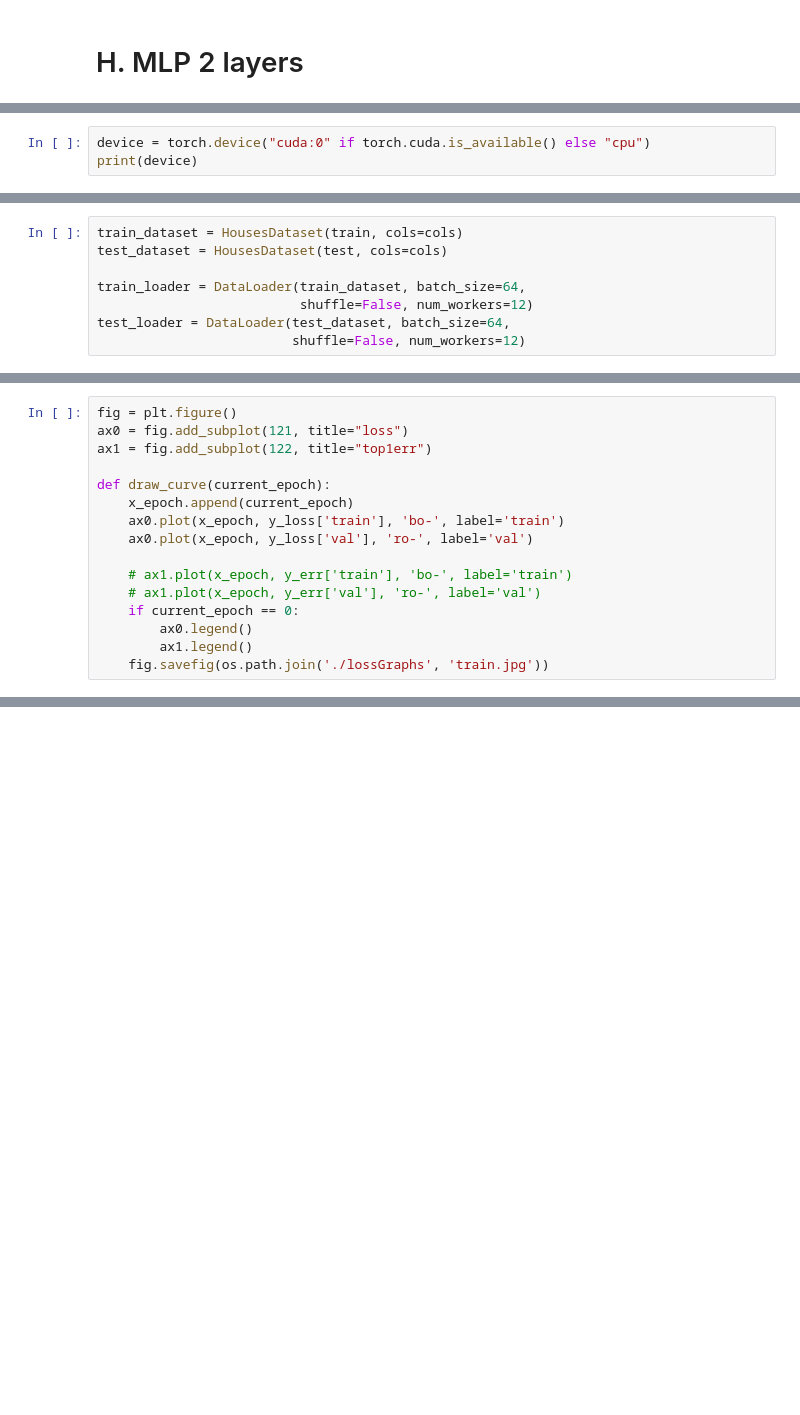
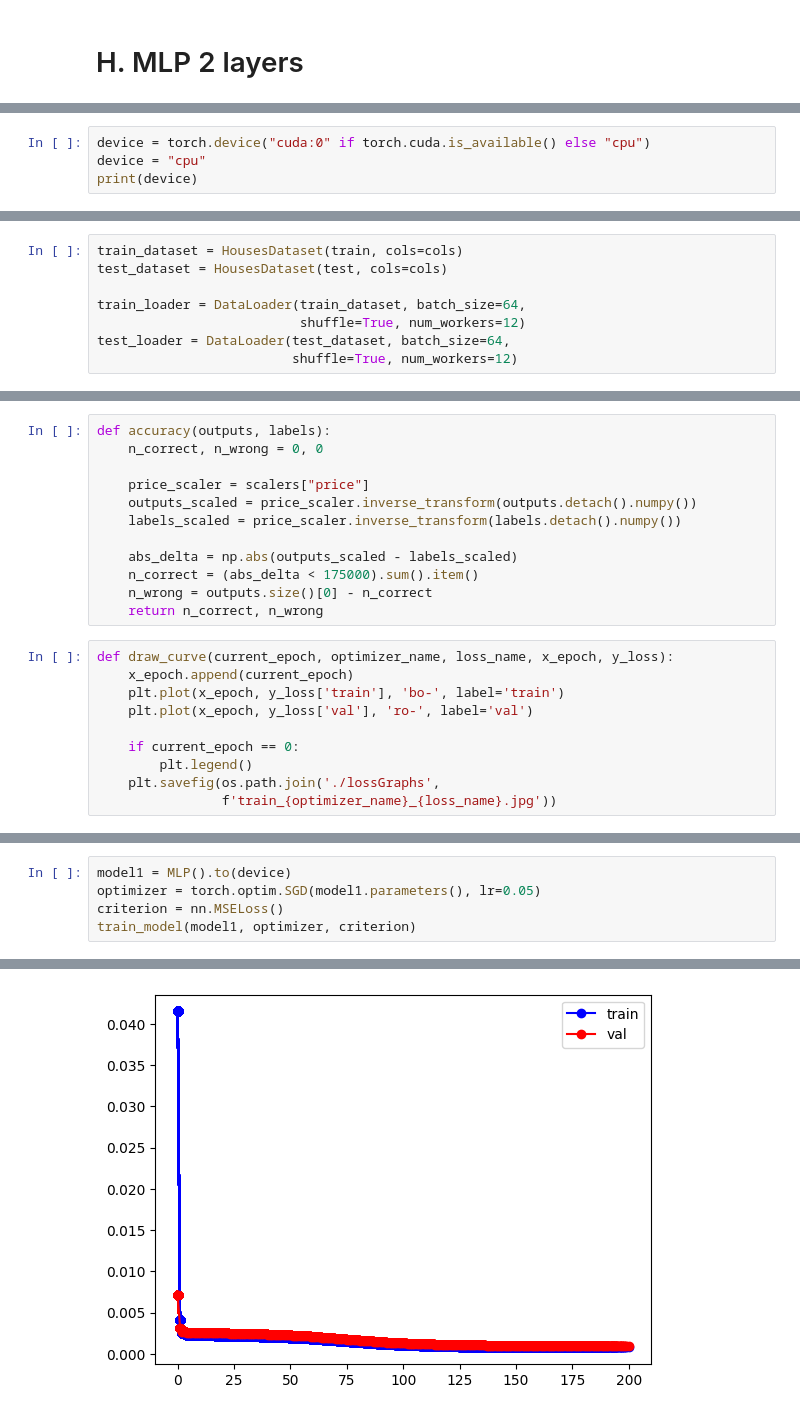
Before and after one commit to 1-1is0/uni_nndl, a Jupyter notebook: hw1/q4/main.ipynb, the cells around one changed output, grey strips where cells are left out. Cells and saved outputs as stored; diff of their text form; blank space fills up the shorter version.

```diff
--- a/hw1/q4/main.ipynb
+++ b/hw1/q4/main.ipynb
@@ -204,5 +160,6 @@ Error:
 # %%
 device = torch.device("cuda:0" if torch.cuda.is_available() else "cpu")
+device = "cpu"
 print(device)
 # %% [output]
 cpu
@@ -269,6 +226,6 @@ train_dataset = HousesDataset(train, cols=cols)
 test_dataset = HousesDataset(test, cols=cols)
 
 train_loader = DataLoader(train_dataset, batch_size=64,
-                          shuffle=False, num_workers=12)
+                          shuffle=True, num_workers=12)
 test_loader = DataLoader(test_dataset, batch_size=64,
-                         shuffle=False, num_workers=12)
+                         shuffle=True, num_workers=12)
@@ -372,16 +305,22 @@ Error:
+# %%
+def accuracy(outputs, labels):
+    n_correct, n_wrong = 0, 0
+
+    price_scaler = scalers["price"]
+    outputs_scaled = price_scaler.inverse_transform(outputs.detach().numpy())
+    labels_scaled = price_scaler.inverse_transform(labels.detach().numpy())
+
+    abs_delta = np.abs(outputs_scaled - labels_scaled)
+    n_correct = (abs_delta < 175000).sum().item()
+    n_wrong = outputs.size()[0] - n_correct
+    return n_correct, n_wrong
 # %%
-fig = plt.figure()
-ax0 = fig.add_subplot(121, title="loss")
-ax1 = fig.add_subplot(122, title="top1err")
+def draw_curve(current_epoch, optimizer_name, loss_name, x_epoch, y_loss):
+    x_epoch.append(current_epoch)
+    plt.plot(x_epoch, y_loss['train'], 'bo-', label='train')
+    plt.plot(x_epoch, y_loss['val'], 'ro-', label='val')
 
-def draw_curve(current_epoch):
-    x_epoch.append(current_epoch)
-    ax0.plot(x_epoch, y_loss['train'], 'bo-', label='train')
-    ax0.plot(x_epoch, y_loss['val'], 'ro-', label='val')
-
-    # ax1.plot(x_epoch, y_err['train'], 'bo-', label='train')
-    # ax1.plot(x_epoch, y_err['val'], 'ro-', label='val')
     if current_epoch == 0:
-        ax0.legend()
-        ax1.legend()
-    fig.savefig(os.path.join('./lossGraphs', 'train.jpg'))
+        plt.legend()
+    plt.savefig(os.path.join('./lossGraphs',
+                f'train_{optimizer_name}_{loss_name}.jpg'))
@@ -512,0 +392,6 @@ Error:
+# %%
+model1 = MLP().to(device)
+optimizer = torch.optim.SGD(model1.parameters(), lr=0.05)
+criterion = nn.MSELoss()
+train_model(model1, optimizer, criterion)
+# %% [output]
@@ -512,0 +415 @@ Error:
+[figure, added]
```
Also changed, not shown: parts of 52 cells of this notebook, 8 other files.
